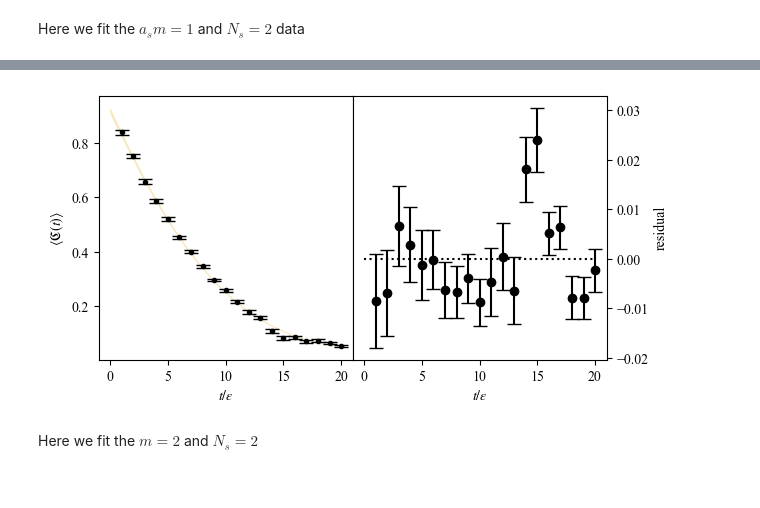
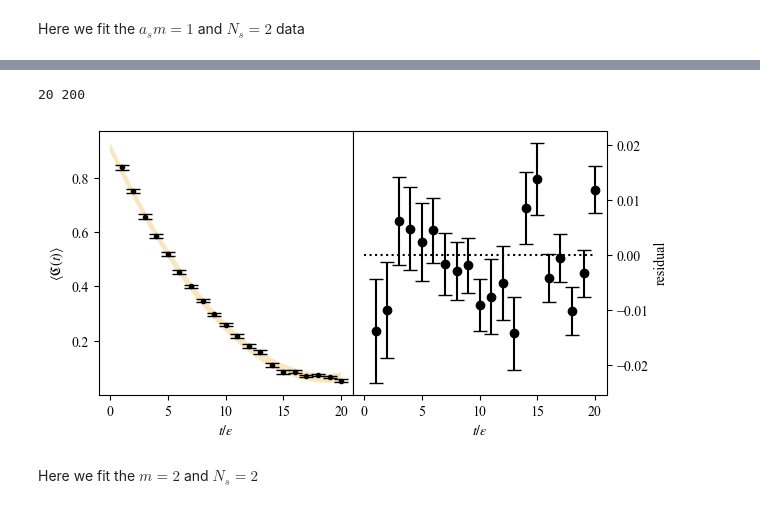
Before and after one commit to hlammiv/z2_matter_qc, a Jupyter notebook: simulation_main/rundata/fourieranalysis/mike_analysis_suggestion.ipynb, the cells around one changed output, grey strips where cells are left out. Cells and saved outputs as stored; diff of their text form; code cells hidden in the pictures.

```diff
--- a/simulation_main/rundata/fourieranalysis/mike_analysis_suggestion.ipynb
+++ b/simulation_main/rundata/fourieranalysis/mike_analysis_suggestion.ipynb
@@ -91,26 +91,29 @@ Settings:
 # %%
 fig, ax = plt.subplots(ncols=2, nrows=1, sharex=True)
 ax[0].errorbar(data[0], gv.mean(data[1]), yerr=gv.sdev(data[1]),
              capsize=5, color=colors[0], fmt='.')
 xpoints = np.linspace(0, 20, 200)
 ypoints = fcn(xpoints, fit_result.p)
 ym, dy = gv.mean(ypoints), gv.sdev(ypoints)
 ax[0].fill_between(xpoints, ym + dy, ym - dy, facecolor=list(colors[1]) + [0.25])
+print(len(data[1]), len(xpoints))
+xpts = np.linspace(1, len(data[1]), len(data[1]))
 ax[1].errorbar(xpts, gv.mean(fcn(data[0], fit_result.p) - data[1]), yerr=gv.sdev(data[1]),
                capsize=5, color=colors[0], fmt='o')
 ax[1].plot([0, 20], [0, 0], 'k:')
 ax[1].yaxis.tick_right()
 fig.set_size_inches((6.5, 3.375))
 ax[0].set_xlabel(r'$t/\epsilon$')
 ax[1].set_xlabel(r'$t/\epsilon$')
 ax[0].set_ylabel(r'$\langle \mathfrak{C}(t)\rangle$')
 ax[1].yaxis.set_label_position("right")
 ax[1].set_ylabel(r'residual')
 fig.tight_layout()
 fig.subplots_adjust(wspace=0)
 fig.savefig('residualcomprescalingm1ns2.pdf')
 # %% [output]
+20 200
-[figure, old version]
+[figure, new version]
 # %% [markdown]
 Here we fit the $m = 2$ and $N_s = 2$
 # %%
```
Also changed, not shown: parts of 41 cells of this notebook, 29 other files.
